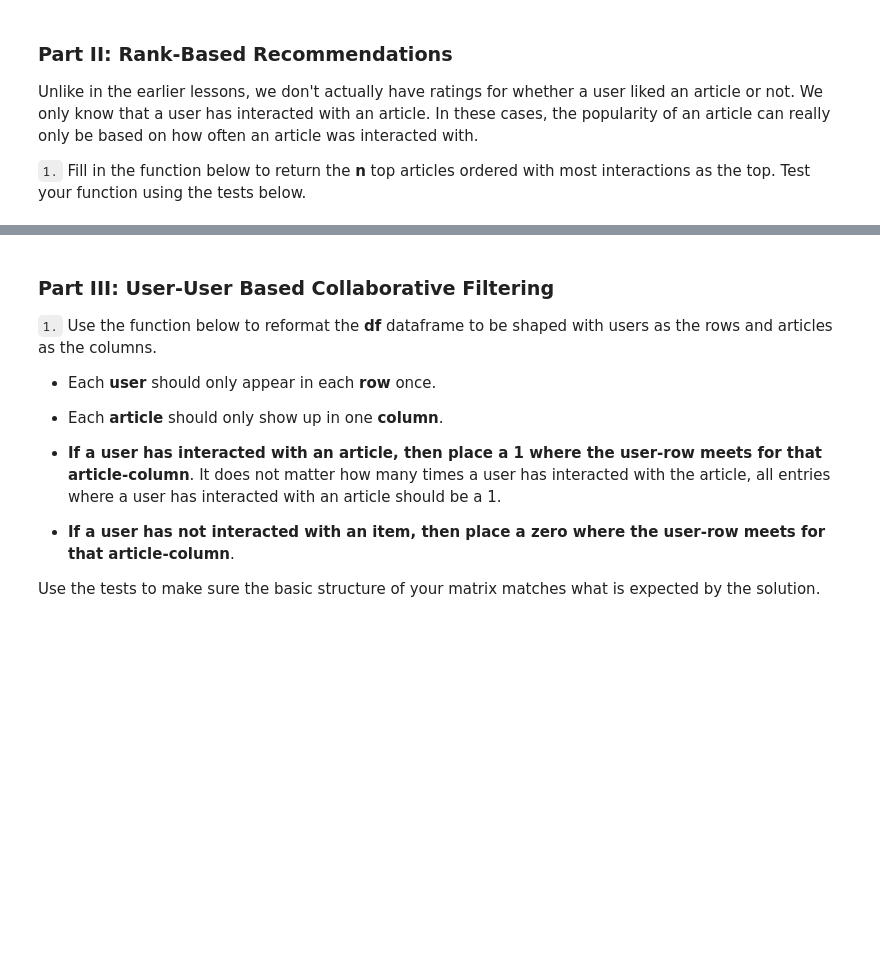
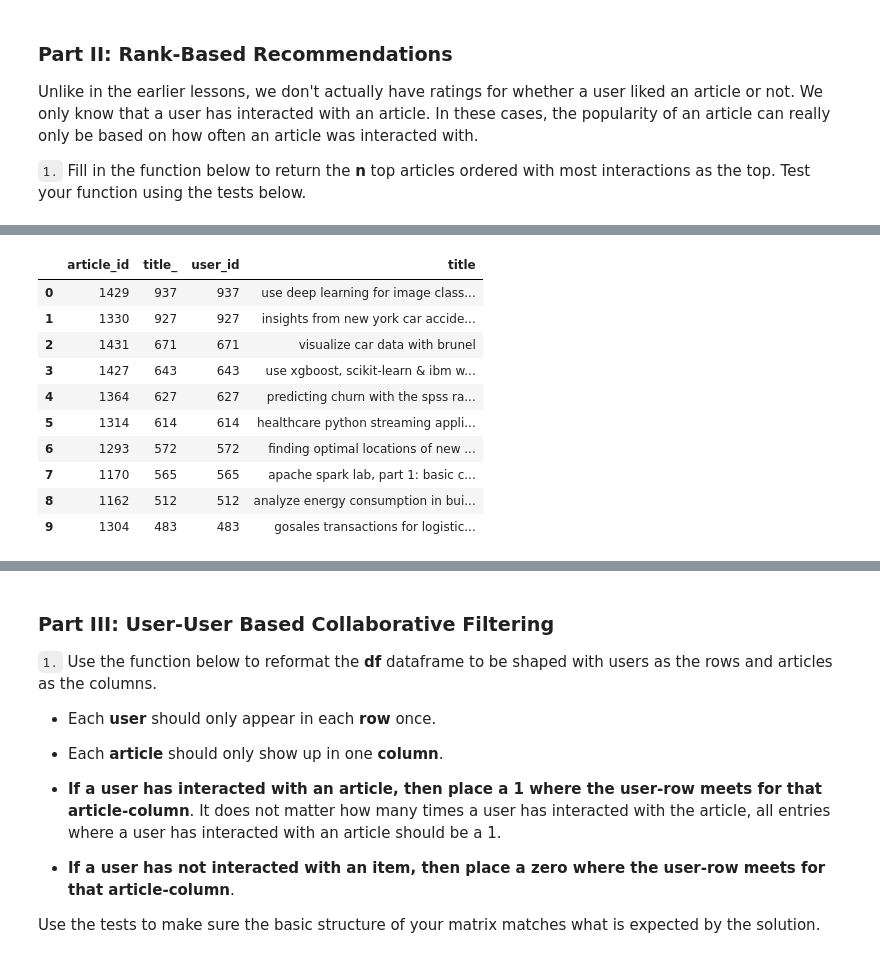
Before and after one commit to ania4data/IBM_recommendation_system, a Jupyter notebook: Recommendations_with_IBM.ipynb, the cells around one changed output, grey strips where cells are left out. Saved outputs shown, nothing was run; the diff lists cells and outputs as text; code cells hidden in the pictures; blank space fills up the shorter version.

```diff
--- a/Recommendations_with_IBM.ipynb
+++ b/Recommendations_with_IBM.ipynb
@@ -388,3 +410,6 @@ It looks like you have everything right here! Nice job!
 Unlike in the earlier lessons, we don't actually have ratings for whether a user liked an article or not.  We only know that a user has interacted with an article.  In these cases, the popularity of an article can really only be based on how often an article was interacted with.
 
 `1.` Fill in the function below to return the **n** top articles ordered with most interactions as the top. Test your function using the tests below.
+# %%
+list_top = list(df.groupby(by=['article_id']).count().sort_values(by='title', ascending=False).iloc[0:10,:].index)
+list_top
@@ -390,0 +418,3 @@ Unlike in the earlier lessons, we don't actually have ratings for whether a user
+# %%
+x = df.groupby(by=['article_id']).count().sort_values(by='title', ascending=False).reset_index().iloc[0:10]
+x
@@ -390,0 +437,3 @@ Unlike in the earlier lessons, we don't actually have ratings for whether a user
+# %%
+x = x.iloc[0:10]
+x
@@ -390,0 +452,4 @@ Unlike in the earlier lessons, we don't actually have ratings for whether a user
+# %%
+y = df[['article_id','title']].drop_duplicates()
+y = y[y.article_id.isin(list_top)]
+y
@@ -390,0 +468,14 @@ Unlike in the earlier lessons, we don't actually have ratings for whether a user
+# %%
+x.merge(y, on='article_id', suffixes=('_', ''))
+# %% [output]
+|  | article_id | title_ | user_id | title |
+| 0 | 1429 | 937 | 937 | use deep learning for image class... |
+| 1 | 1330 | 927 | 927 | insights from new york car accide... |
+| 2 | 1431 | 671 | 671 | visualize car data with brunel |
+| 3 | 1427 | 643 | 643 | use xgboost, scikit-learn & ibm w... |
+| 4 | 1364 | 627 | 627 | predicting churn with the spss ra... |
+| 5 | 1314 | 614 | 614 | healthcare python streaming appli... |
+| 6 | 1293 | 572 | 572 | finding optimal locations of new ... |
+| 7 | 1170 | 565 | 565 | apache spark lab, part 1: basic c... |
+| 8 | 1162 | 512 | 512 | analyze energy consumption in bui... |
+| 9 | 1304 | 483 | 483 | gosales transactions for logistic... |
```
Also changed, not shown: parts of 19 cells of this notebook.
